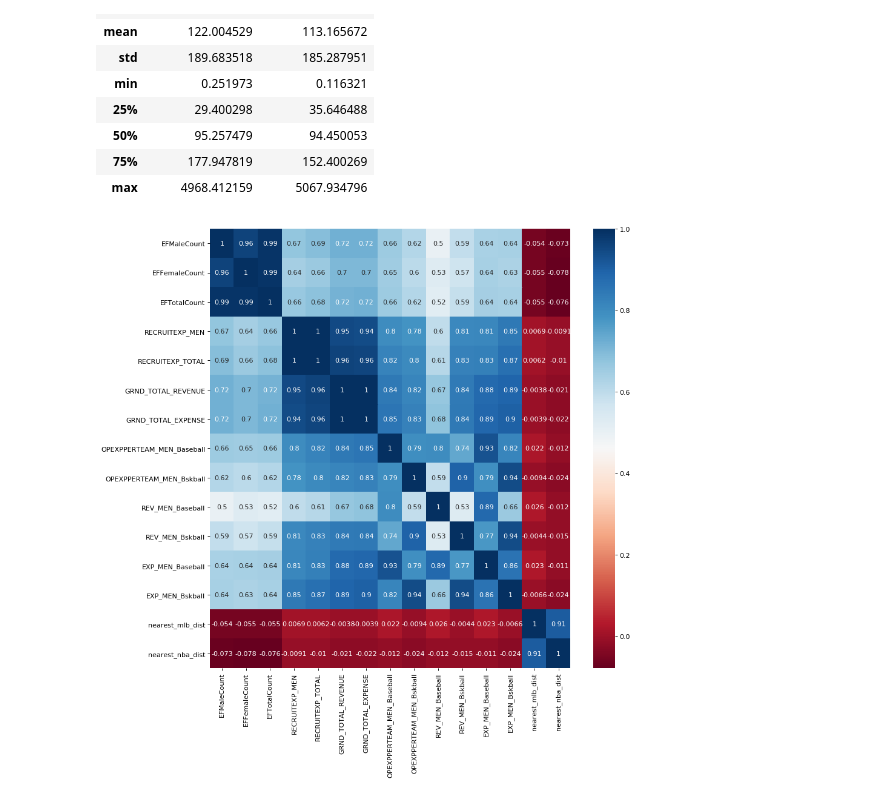
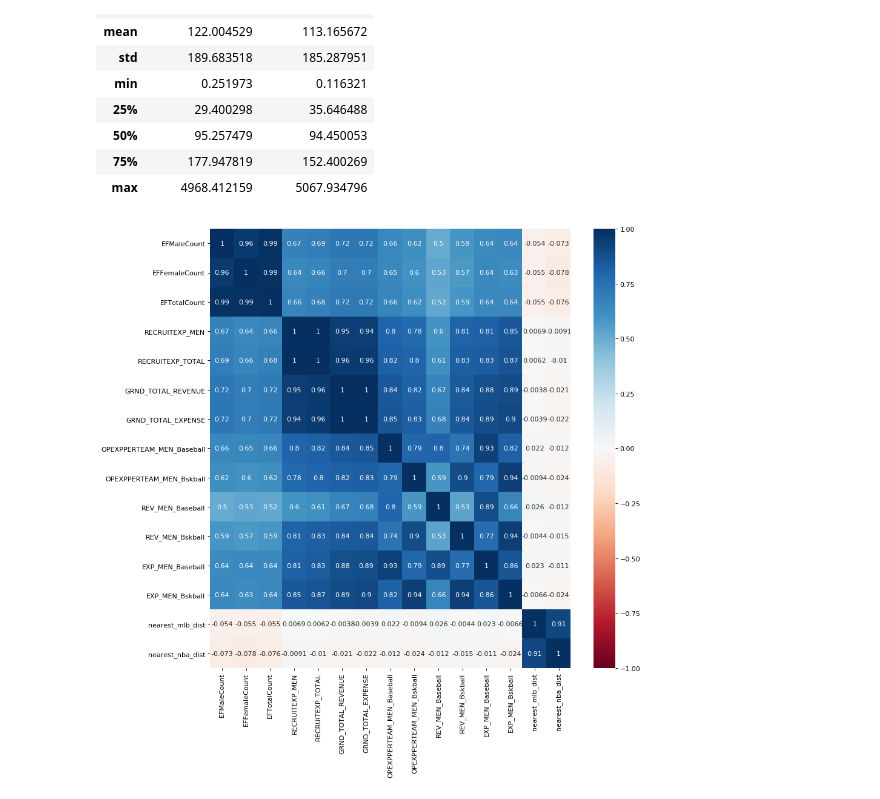
Before and after one commit to ean-maloney/final_project, a Jupyter notebook: EDA/EDA1.ipynb, the cells around one changed output. Saved outputs shown, nothing was run; the diff lists cells and outputs as text; code cells hidden in the pictures.

```diff
--- a/EDA/EDA1.ipynb
+++ b/EDA/EDA1.ipynb
@@ -160,15 +164,16 @@ joined_df[['nearest_mlb_dist', 'nearest_nba_dist']].describe()
 # %%
 #Adapted from https://stackoverflow.com/questions/332289/how-do-you-change-the-size-of-figures-drawn-with-matplotlib;
 # and https://www.geeksforgeeks.org/how-to-create-a-seaborn-correlation-heatmap-in-python/
+
+#Plot heatmap for all schools
 figure(figsize = (12,12), dpi = 80)
 
 dataplot = sb.heatmap(joined_df[['EFMaleCount', 'EFFemaleCount', 'EFTotalCount', 'RECRUITEXP_MEN', 'RECRUITEXP_TOTAL',
        'GRND_TOTAL_REVENUE', 'GRND_TOTAL_EXPENSE', 'OPEXPPERTEAM_MEN_Baseball',
        'OPEXPPERTEAM_MEN_Bskball', 'REV_MEN_Baseball', 'REV_MEN_Bskball',
        'EXP_MEN_Baseball', 'EXP_MEN_Bskball', 'nearest_mlb_dist', 'nearest_nba_dist']].corr(),
-        cmap="RdBu", annot=True)
+        cmap="RdBu", annot=True, vmin = -1, vmax = 1)
 
-# displaying heatmap
 mp.show()
 # %% [output]
-[figure, old version]
+[figure, new version]
```
Also changed, not shown: parts of 19 cells of this notebook, 2 other files.
